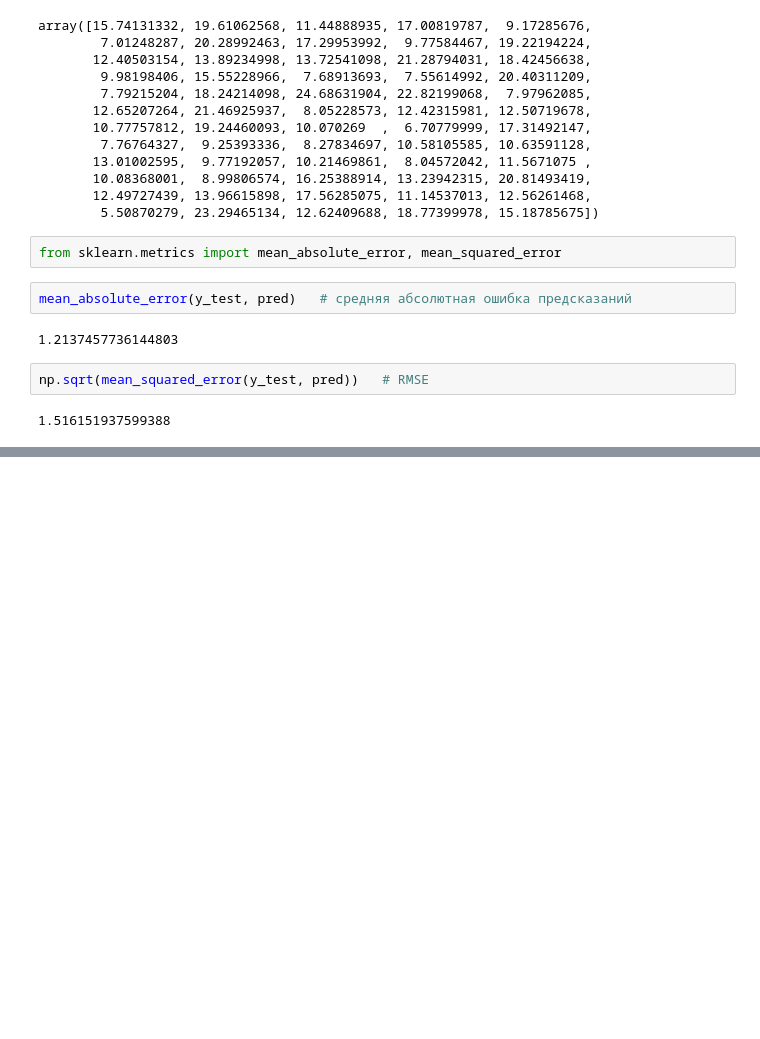
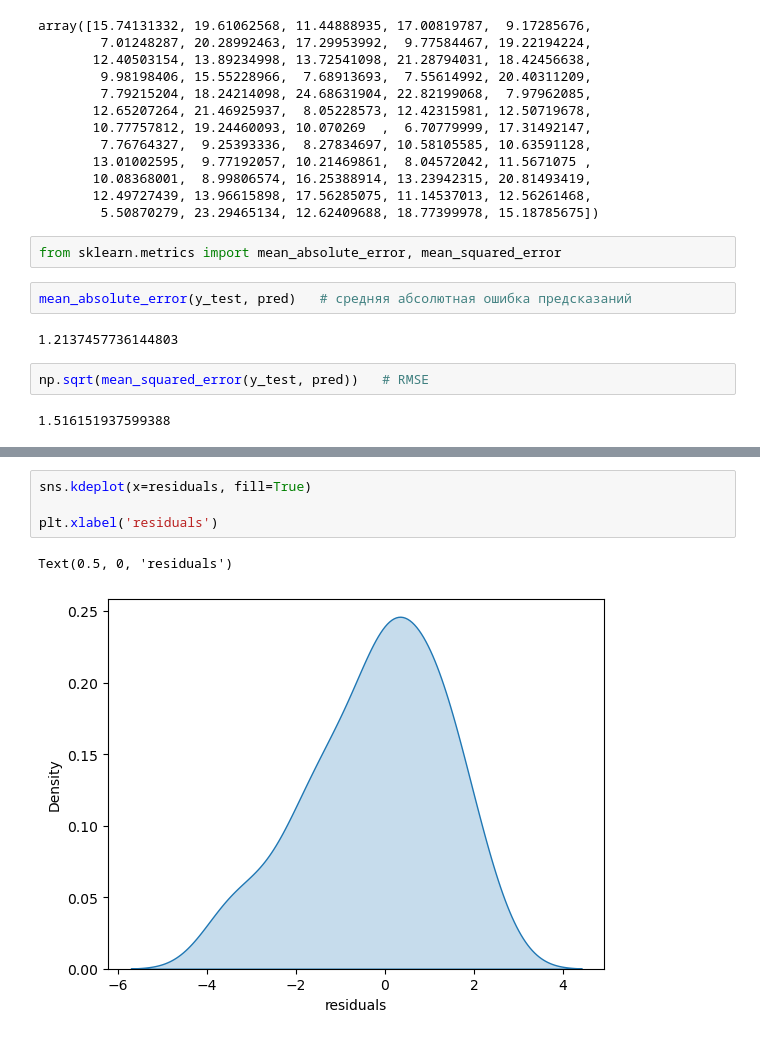
Before and after one commit to sashamamanovich/test, a Jupyter notebook: Linear_reg.ipynb, the cells around one changed output, grey strips where cells are left out. Cells and saved outputs as stored; diff of their text form; blank space fills up the shorter version.

```diff
--- a/Linear_reg.ipynb
+++ b/Linear_reg.ipynb
@@ -87,0 +118,7 @@ np.sqrt(mean_squared_error(y_test, pred))   # RMSE
+# %%
+sns.kdeplot(x=residuals, fill=True)
+
+plt.xlabel('residuals')
+# %% [output]
+Text(0.5, 0, 'residuals')
+[figure, added]
```
Also changed, not shown: parts of 3 cells of this notebook.
